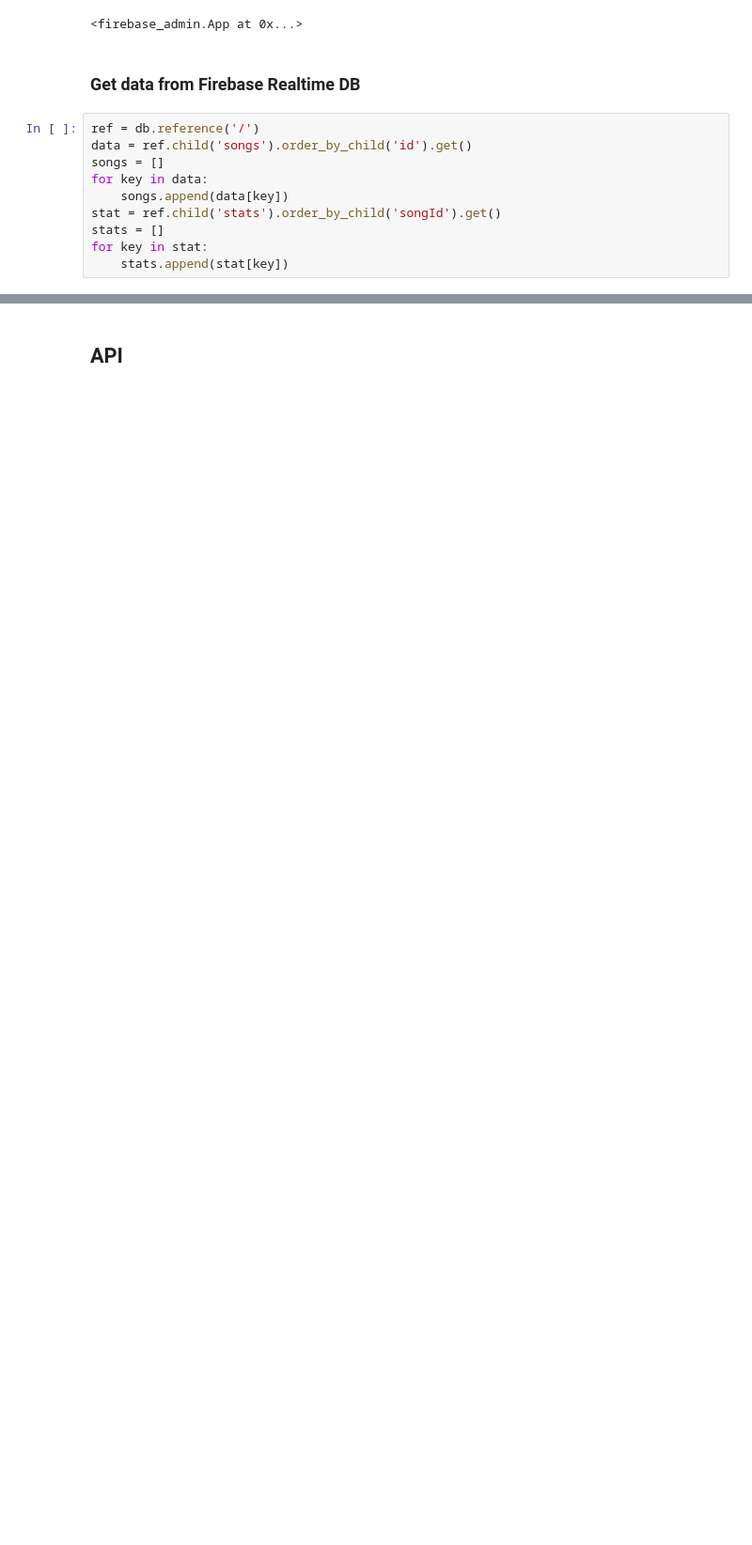
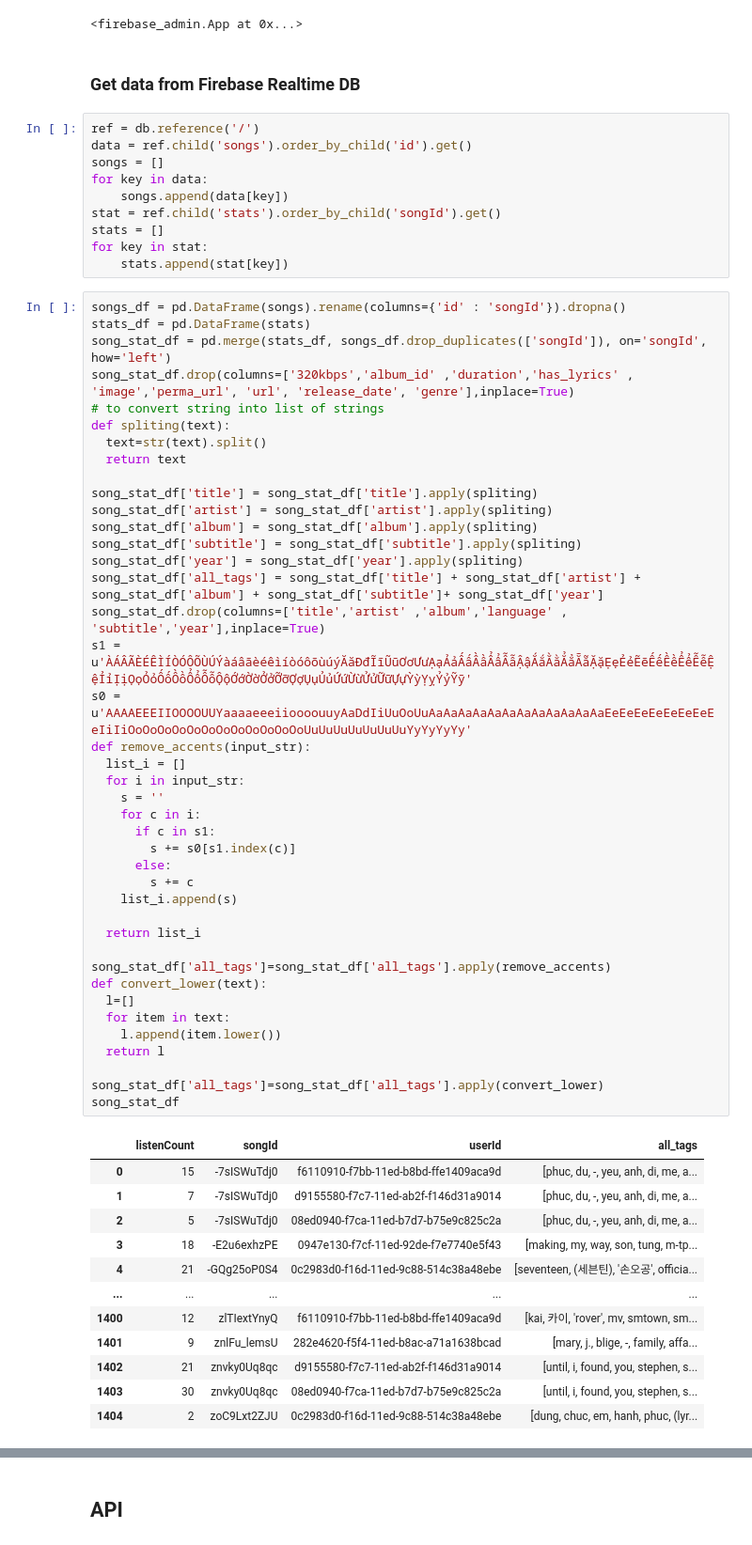
Before and after one commit to IncognitoTabs/GraduationProject, a Jupyter notebook: RecommendationSystem/test.ipynb, the cells around one changed output, grey strips where cells are left out. Shown at 94% size. Saved outputs shown, nothing was run; the diff lists cells and outputs as text; blank space fills up the shorter version.

```diff
--- a/RecommendationSystem/test.ipynb
+++ b/RecommendationSystem/test.ipynb
@@ -20,3 +21,57 @@ stat = ref.child('stats').order_by_child('songId').get()
 stats = []
 for key in stat:
     stats.append(stat[key])
+# %%
+songs_df = pd.DataFrame(songs).rename(columns={'id' : 'songId'}).dropna()
+stats_df = pd.DataFrame(stats)
+song_stat_df = pd.merge(stats_df, songs_df.drop_duplicates(['songId']), on='songId', how='left')
+song_stat_df.drop(columns=['320kbps','album_id' ,'duration','has_lyrics' , 'image','perma_url', 'url', 'release_date', 'genre'],inplace=True)
+# to convert string into list of strings
+def spliting(text):
+  text=str(text).split()
+  return text
+
+song_stat_df['title'] = song_stat_df['title'].apply(spliting)
+song_stat_df['artist'] = song_stat_df['artist'].apply(spliting)
+song_stat_df['album'] = song_stat_df['album'].apply(spliting)
+song_stat_df['subtitle'] = song_stat_df['subtitle'].apply(spliting)
+song_stat_df['year'] = song_stat_df['year'].apply(spliting)
+song_stat_df['all_tags'] = song_stat_df['title'] + song_stat_df['artist'] + song_stat_df['album'] + song_stat_df['subtitle']+ song_stat_df['year']
+song_stat_df.drop(columns=['title','artist' ,'album','language' , 'subtitle','year'],inplace=True)
+s1 = u'ÀÁÂÃÈÉÊÌÍÒÓÔÕÙÚÝàáâãèéêìíòóôõùúýĂăĐđĨĩŨũƠơƯưẠạẢảẤấẦầẨẩẪẫẬậẮắẰằẲẳẴẵẶặẸẹẺẻẼẽẾếỀềỂểỄễỆệỈỉỊịỌọỎỏỐốỒồỔổỖỗỘộỚớỜờỞởỠỡỢợỤụỦủỨứỪừỬửỮữỰựỲỳỴỵỶỷỸỹ'
+s0 = u'AAAAEEEIIOOOOUUYaaaaeeeiioooouuyAaDdIiUuOoUuAaAaAaAaAaAaAaAaAaAaAaAaEeEeEeEeEeEeEeEeIiIiOoOoOoOoOoOoOoOoOoOoOoOoUuUuUuUuUuUuUuYyYyYyYy'
+def remove_accents(input_str):
+  list_i = []
+  for i in input_str:
+    s = ''
+    for c in i:
+      if c in s1:
+        s += s0[s1.index(c)]
+      else:
+        s += c
+    list_i.append(s)
+
+  return list_i
+
+song_stat_df['all_tags']=song_stat_df['all_tags'].apply(remove_accents)
+def convert_lower(text):
+  l=[]
+  for item in text:
+    l.append(item.lower())
+  return l
+
+song_stat_df['all_tags']=song_stat_df['all_tags'].apply(convert_lower)
+song_stat_df
+# %% [output]
+|  | listenCount | songId | userId | all_tags |
+| 0 | 15 | -7sISWuTdj0 | f6110910-f7bb-11ed-b8bd-ffe1409aca9d | [phuc, du, -, yeu, anh, di, me, a... |
+| 1 | 7 | -7sISWuTdj0 | d9155580-f7c7-11ed-ab2f-f146d31a9014 | [phuc, du, -, yeu, anh, di, me, a... |
+| 2 | 5 | -7sISWuTdj0 | 08ed0940-f7ca-11ed-b7d7-b75e9c825c2a | [phuc, du, -, yeu, anh, di, me, a... |
+| 3 | 18 | -E2u6exhzPE | 0947e130-f7cf-11ed-92de-f7e7740e5f43 | [making, my, way, son, tung, m-tp... |
+| 4 | 21 | -GQg25oP0S4 | 0c2983d0-f16d-11ed-9c88-514c38a48ebe | [seventeen, (세븐틴), '손오공', officia... |
+| ... | ... | ... | ... | ... |
+| 1400 | 12 | zlTIextYnyQ | f6110910-f7bb-11ed-b8bd-ffe1409aca9d | [kai, 카이, 'rover', mv, smtown, sm... |
+| 1401 | 9 | znlFu_lemsU | 282e4620-f5f4-11ed-b8ac-a71a1638bcad | [mary, j., blige, -, family, affa... |
+| 1402 | 21 | znvky0Uq8qc | d9155580-f7c7-11ed-ab2f-f146d31a9014 | [until, i, found, you, stephen, s... |
+| 1403 | 30 | znvky0Uq8qc | 08ed0940-f7ca-11ed-b7d7-b75e9c825c2a | [until, i, found, you, stephen, s... |
+| 1404 | 2 | zoC9Lxt2ZJU | 0c2983d0-f16d-11ed-9c88-514c38a48ebe | [dung, chuc, em, hanh, phuc, (lyr... |
```
Also changed, not shown: parts of 14 cells of this notebook, 11 other files.
